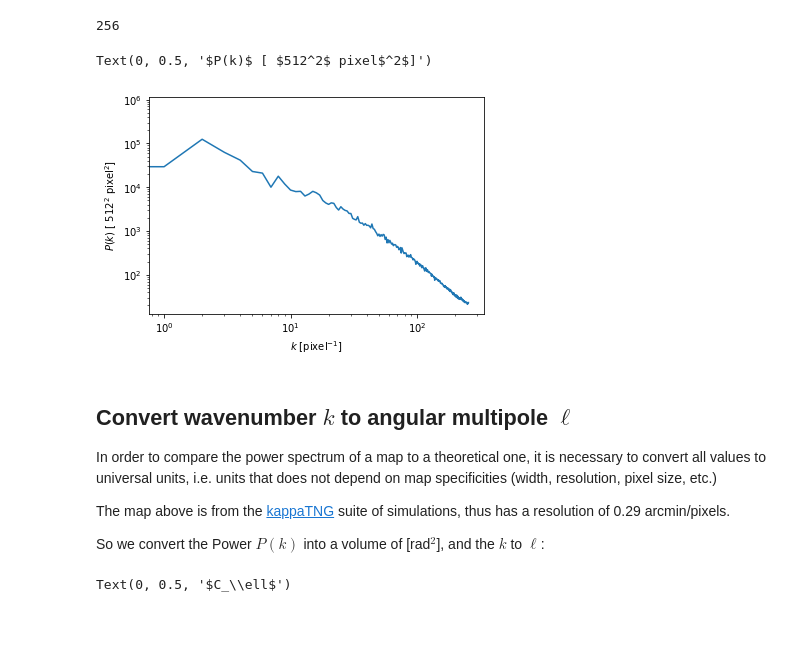
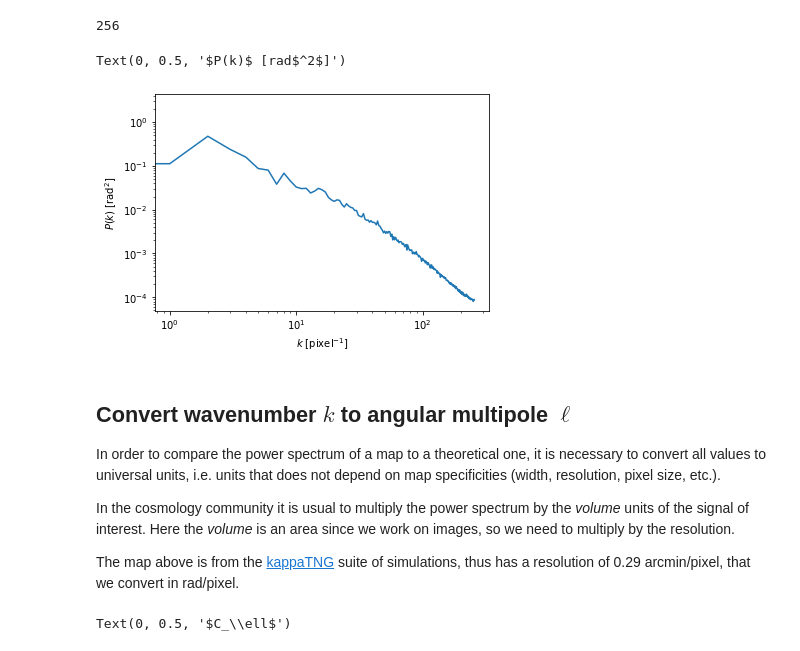
Before and after one commit to CosmoStat/Tutorials, a Jupyter notebook: WL_power_spectrum.ipynb, the cells around one changed output. Drawn from its saved outputs; the diff is of its cells as text; code cells hidden in the pictures; blank space fills up the shorter version.

```diff
--- a/WL_power_spectrum.ipynb
+++ b/WL_power_spectrum.ipynb
@@ -150,5 +150,5 @@ The 2D power spectrum of the image is $|F(u,v)|^2$
 # %%
-power_spectrum_2d = np.abs(data_ft_shifted * np.conjugate(data_ft_shifted))
+power_spectrum_2d = np.abs(data_ft_shifted * np.conjugate(data_ft_shifted)) / 512**2
 # %%
 #@title Plot `power_spectrum_2d`
 fig = figure(figsize=(5,5))
@@ -218,18 +218,18 @@ power_spectrum_1d = radialprofile[:nyquist]
 # %%
 loglog(power_spectrum_1d)
 xlabel(r'$k$ [pixel$^{-1}$]')
-ylabel(r'$P(k)$ [ $512^2$ pixel$^2$]')
+ylabel(r'$P(k)$ [rad$^2$]')
 # %% [output]
-Text(0, 0.5, '$P(k)$ [ $512^2$ pixel$^2$]')
+Text(0, 0.5, '$P(k)$ [rad$^2$]')
-[figure, old version]
+[figure, new version]
 # %% [markdown]
 ## Convert wavenumber $k$ to angular multipole $\ell$
 
-In order to compare the power spectrum of a map to a theoretical one, it is necessary to convert all values to universal units, i.e. units that does not depend on map specificities (width, resolution, pixel size, etc.)
+In order to compare the power spectrum of a map to a theoretical one, it is necessary to convert all values to universal units, i.e. units that does not depend on map specificities (width, resolution, pixel size, etc.).
 
-The map above is from the [kappaTNG](http://columbialensing.org/#tng) suite of simulations, thus has a resolution of 0.29 arcmin/pixels.
+In the cosmology community it is usual to multiply the power spectrum by the *volume* units of the signal of interest. Here the *volume* is an area since we work on images, so we need to multiply by the resolution.
 
-So we convert the Power $P(k)$ into a volume of [rad$^2$], and the $k$ to $\ell$:
+The map above is from the [kappaTNG](http://columbialensing.org/#tng) suite of simulations, thus has a resolution of 0.29 arcmin/pixel, that we convert in rad/pixel.
 # %%
 resolution_ktng = 0.29 # pixel resolution: 0.29 arcmin/pixel
 pixel_size_ktng = np.pi * resolution_ktng / 180. / 60. #rad/pixel
```
Also changed, not shown: parts of 5 cells of this notebook.
